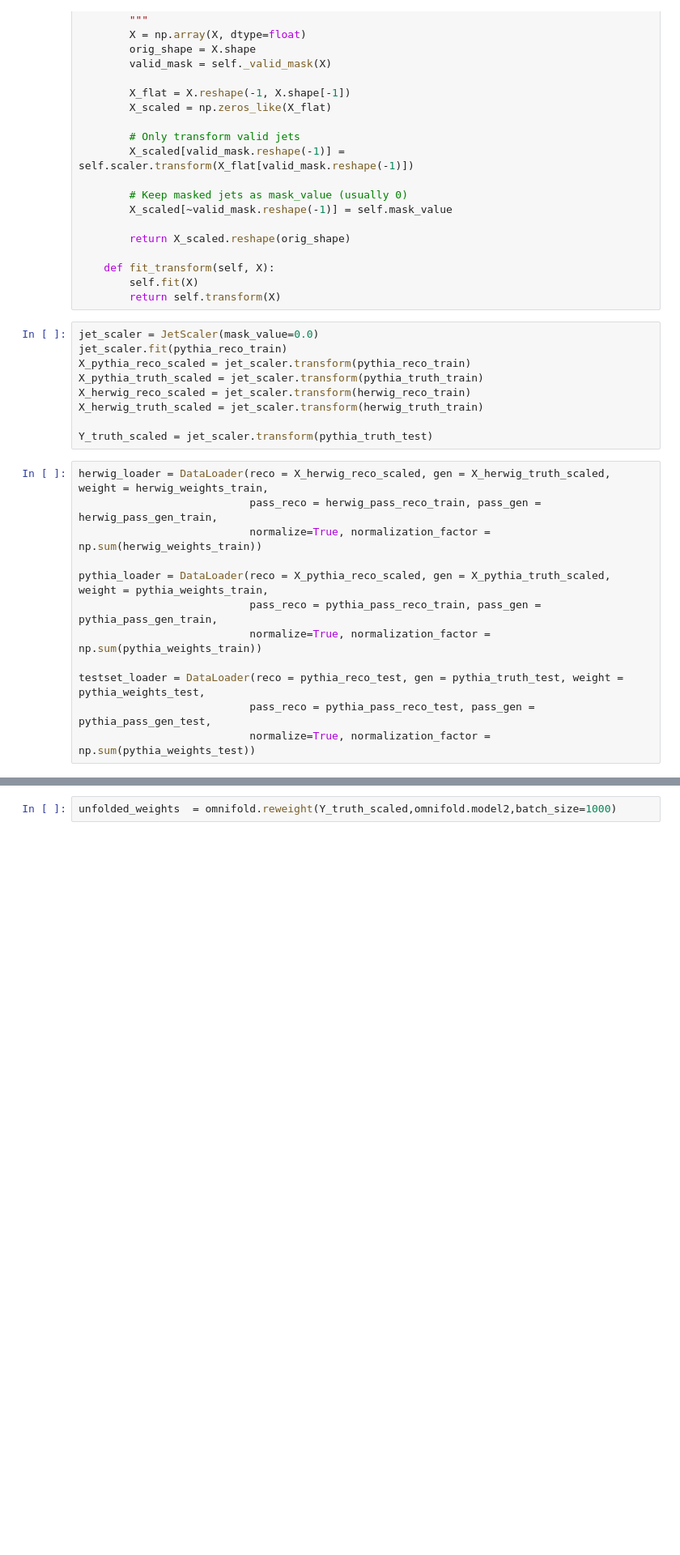
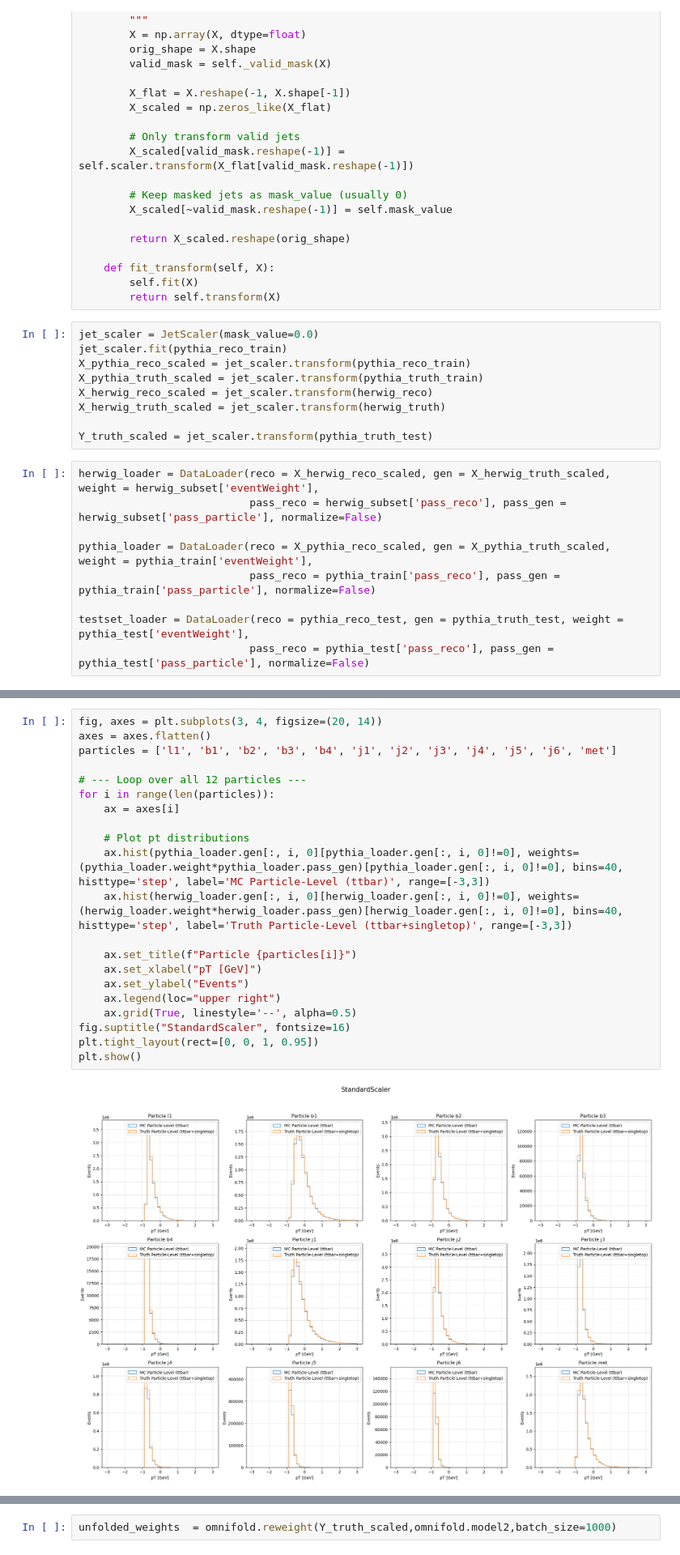
Before and after one commit to josefmurnauer/omnifold, a Jupyter notebook: closure-ttbarvsWWbb.ipynb, the cells around one changed output, grey strips where cells are left out. Shown at 81% size. Cells and saved outputs as stored; diff of their text form; blank space fills up the shorter version.

Commit message:
Fixed normalization

```diff
--- a/closure-ttbarvsWWbb.ipynb
+++ b/closure-ttbarvsWWbb.ipynb
@@ -218,19 +331,16 @@ jet_scaler = JetScaler(mask_value=0.0)
 jet_scaler.fit(pythia_reco_train)
 X_pythia_reco_scaled = jet_scaler.transform(pythia_reco_train)
 X_pythia_truth_scaled = jet_scaler.transform(pythia_truth_train)
-X_herwig_reco_scaled = jet_scaler.transform(herwig_reco_train)
-X_herwig_truth_scaled = jet_scaler.transform(herwig_truth_train)
+X_herwig_reco_scaled = jet_scaler.transform(herwig_reco)
+X_herwig_truth_scaled = jet_scaler.transform(herwig_truth)
 
 Y_truth_scaled = jet_scaler.transform(pythia_truth_test)
 # %%
-herwig_loader = DataLoader(reco = X_herwig_reco_scaled, gen = X_herwig_truth_scaled, weight = herwig_weights_train,
-                           pass_reco = herwig_pass_reco_train, pass_gen = herwig_pass_gen_train,
-                           normalize=True, normalization_factor = np.sum(herwig_weights_train))
+herwig_loader = DataLoader(reco = X_herwig_reco_scaled, gen = X_herwig_truth_scaled, weight = herwig_subset['eventWeight'],
+                           pass_reco = herwig_subset['pass_reco'], pass_gen = herwig_subset['pass_particle'], normalize=False)
 
-pythia_loader = DataLoader(reco = X_pythia_reco_scaled, gen = X_pythia_truth_scaled, weight = pythia_weights_train,
-                           pass_reco = pythia_pass_reco_train, pass_gen = pythia_pass_gen_train,
-                           normalize=True, normalization_factor = np.sum(pythia_weights_train))
+pythia_loader = DataLoader(reco = X_pythia_reco_scaled, gen = X_pythia_truth_scaled, weight = pythia_train['eventWeight'],
+                           pass_reco = pythia_train['pass_reco'], pass_gen = pythia_train['pass_particle'], normalize=False)
 
-testset_loader = DataLoader(reco = pythia_reco_test, gen = pythia_truth_test, weight = pythia_weights_test,
-                           pass_reco = pythia_pass_reco_test, pass_gen = pythia_pass_gen_test,
-                           normalize=True, normalization_factor = np.sum(pythia_weights_test))
+testset_loader = DataLoader(reco = pythia_reco_test, gen = pythia_truth_test, weight = pythia_test['eventWeight'],
+                           pass_reco = pythia_test['pass_reco'], pass_gen = pythia_test['pass_particle'], normalize=False)
@@ -321,0 +347,23 @@ plt.show()
+# %%
+fig, axes = plt.subplots(3, 4, figsize=(20, 14))
+axes = axes.flatten()
+particles = ['l1', 'b1', 'b2', 'b3', 'b4', 'j1', 'j2', 'j3', 'j4', 'j5', 'j6', 'met']
+
+# --- Loop over all 12 particles ---
+for i in range(len(particles)):
+    ax = axes[i]
+
+    # Plot pt distributions
+    ax.hist(pythia_loader.gen[:, i, 0][pythia_loader.gen[:, i, 0]!=0], weights=(pythia_loader.weight*pythia_loader.pass_gen)[pythia_loader.gen[:, i, 0]!=0], bins=40, histtype='step', label='MC Particle-Level (ttbar)', range=[-3,3])
+    ax.hist(herwig_loader.gen[:, i, 0][herwig_loader.gen[:, i, 0]!=0], weights=(herwig_loader.weight*herwig_loader.pass_gen)[herwig_loader.gen[:, i, 0]!=0], bins=40, histtype='step', label='Truth Particle-Level (ttbar+singletop)', range=[-3,3])
+
+    ax.set_title(f"Particle {particles[i]}")
+    ax.set_xlabel("pT [GeV]")
+    ax.set_ylabel("Events")
+    ax.legend(loc="upper right")
+    ax.grid(True, linestyle='--', alpha=0.5)
+fig.suptitle("StandardScaler", fontsize=16)
+plt.tight_layout(rect=[0, 0, 1, 0.95])
+plt.show()
+# %% [output]
+[figure, added]
```
Also changed, not shown: parts of 21 cells of this notebook, 1 other file.
